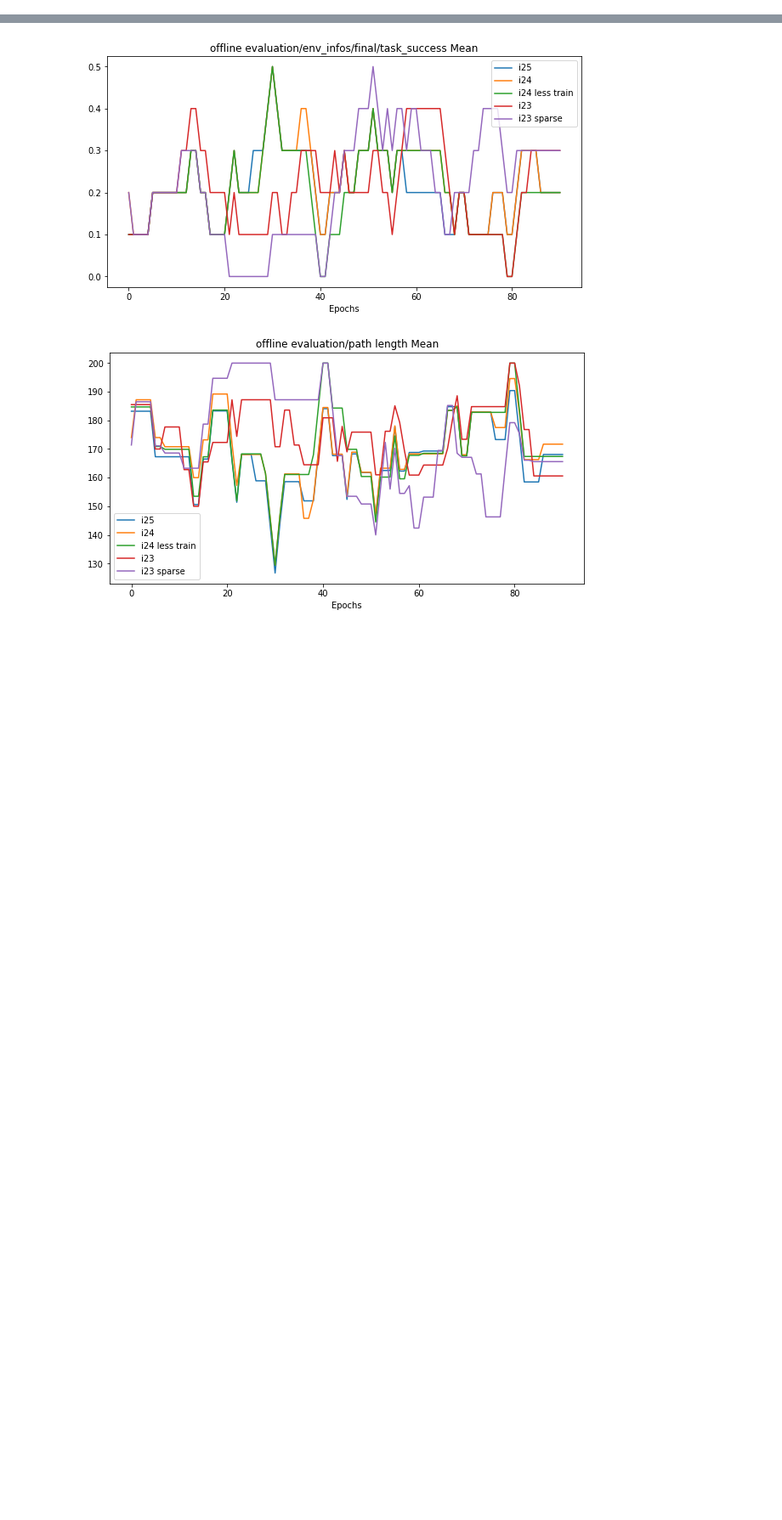
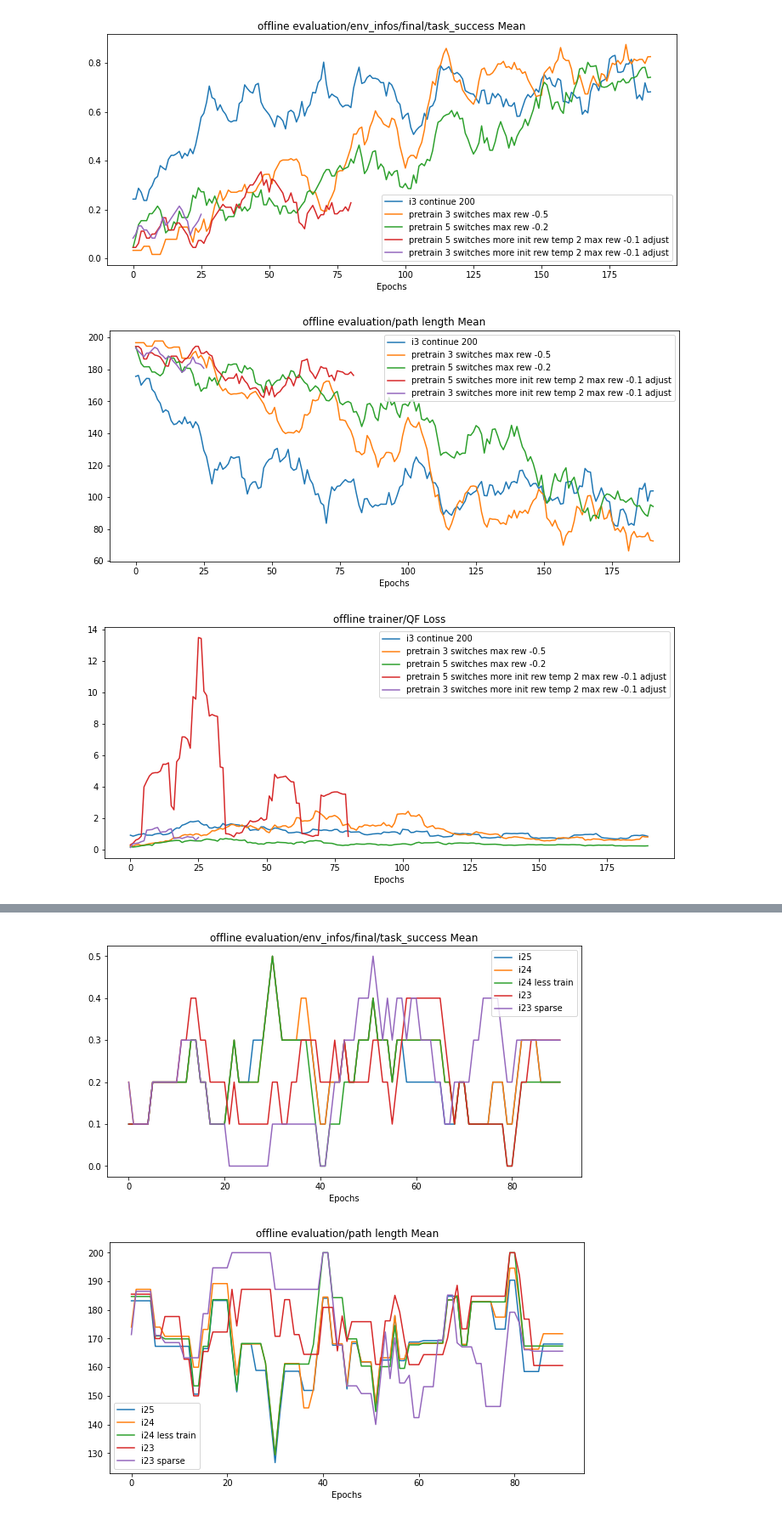
Before and after one commit to 00schen/CursorControl, a Jupyter notebook: image/plots.ipynb, the cells around one changed output, grey strips where cells are left out. Shown: that part at 85% size. Drawn from its saved outputs; the diff is of its cells as text; code cells hidden in the pictures; blank space fills up the shorter version.

```diff
--- a/image/plots.ipynb
+++ b/image/plots.ipynb
@@ -63,7 +63,7 @@ for df in dfs:
 def smooth(x):
     return np.convolve(x, np.ones(window), 'valid') / window
 
-def plot(dfs):
+def plot(dfs, metrics):
     for metric in metrics:
         plt.figure(figsize=(12, 5))
         for indices, label in index_sets:
@@ -78,7 +78,3 @@ def plot(dfs):
         plt.title('offline ' + metric)
         plt.xlabel('Epochs')
         plt.legend()
-
-metrics = ['evaluation/env_infos/final/task_success Mean',
-   'evaluation/path length Mean', 'trainer/Loss', 'exploration/env_infos/final/task_success Mean'
-  ]
@@ -208,0 +81,41 @@ plot(dfs)
+# %%
+tests = ['pretrain']
+
+paths = sum([[(os.path.join(path,run),test) for run in os.listdir(path)]
+             for path,test in [(os.path.join(os.path.abspath(''),'logs',test,),test) for test in tests]],[])
+
+paths = sorted(paths, key=lambda x: x[0])
+
+dfs = Reader().read(paths, name='progress.csv')
+for df in dfs:
+    df.columns = df.columns.get_level_values(0)
+
+
+i0 = [0], 'pretrain 5 switches beta 0.1'
+i1 = [1], 'pretrain 3 switches beta 0.1'
+i2 = [2], 'pretrain 5 switches beta 0.01'
+i3 = [3], 'pretrain 5 switches beta 0.01'
+i4 = [4], 'i3 continue 100'
+i5 = [5], 'i3 continue 200'
+i6 = [6], 'i5 continue 100 1e-4'
+i7 = [7], 'i5 continue 100 1e-4 more init 0.2 eps'
+i8 = [8], 'pretrain 3 switches max rew -0.5'
+i9 = [9], 'pretrain 5 switches max rew -0.2'
+i10 = [10], 'eval i5'
+i11 = [11], 'i5 continue 100 1e-4 more init less train max rew -0.1 500k buffer'
+i12 = [12], 'i5 continue 100 more init rew temp 5 adjust'
+i13 = [13], 'pretrain 5 switches more init rew temp 5 adjust'
+i14 = [14], 'pretrain 5 switches more init rew temp 2 max rew -0.1 adjust'
+i15 = [15], 'eval i8'
+i16 = [16], 'pretrain 3 switches more init rew temp 2 max rew -0.1 adjust'
+
+metrics = ['evaluation/env_infos/final/task_success Mean', 'evaluation/path length Mean',
+           'trainer/QF Loss', 'trainer/KL Loss', 'exploration/env_infos/final/task_success Mean']
+
+index_sets = [i5, i8, i9, i14, i16]## [i5, i6, i7, i11, i12]
+window = 10
+plot(dfs, metrics)
+# %% [output]
+[figure, added]
+[figure, added]
+[figure, added]
```
Also changed, not shown: parts of 5 cells of this notebook, 15 other files.
